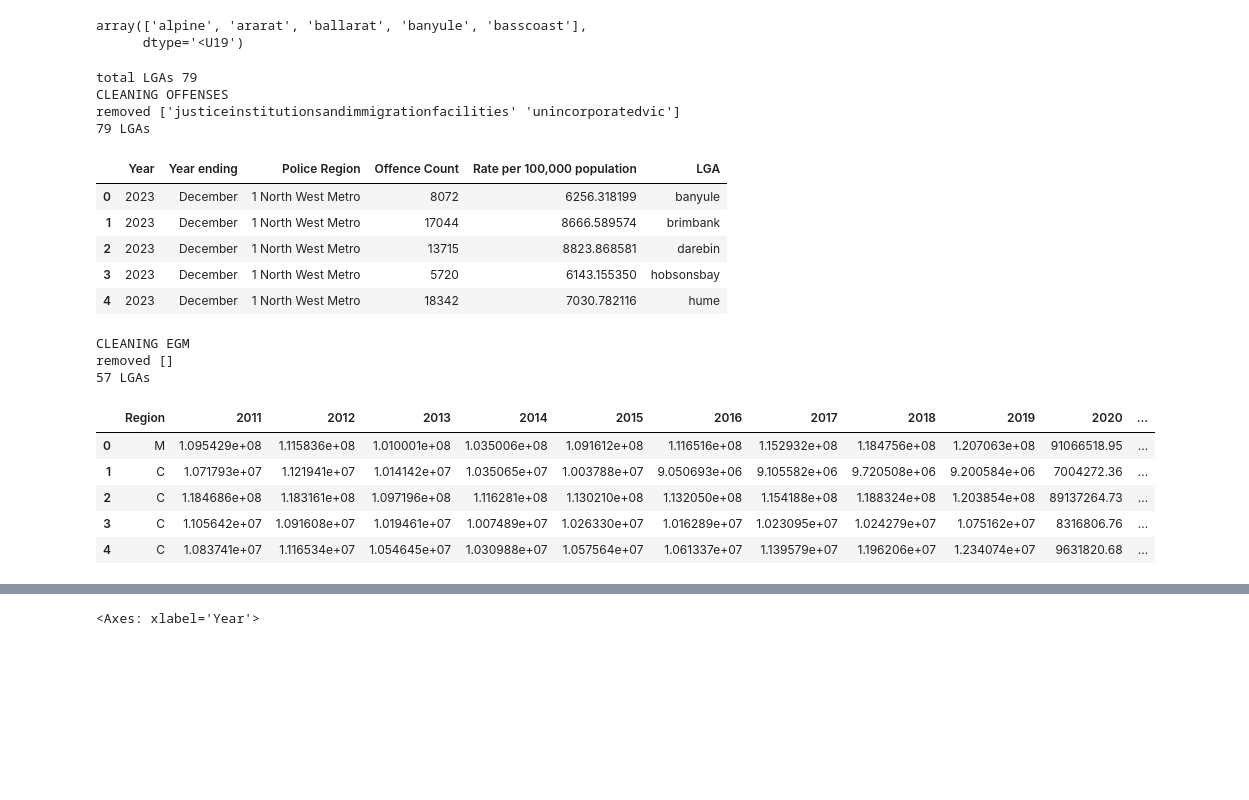
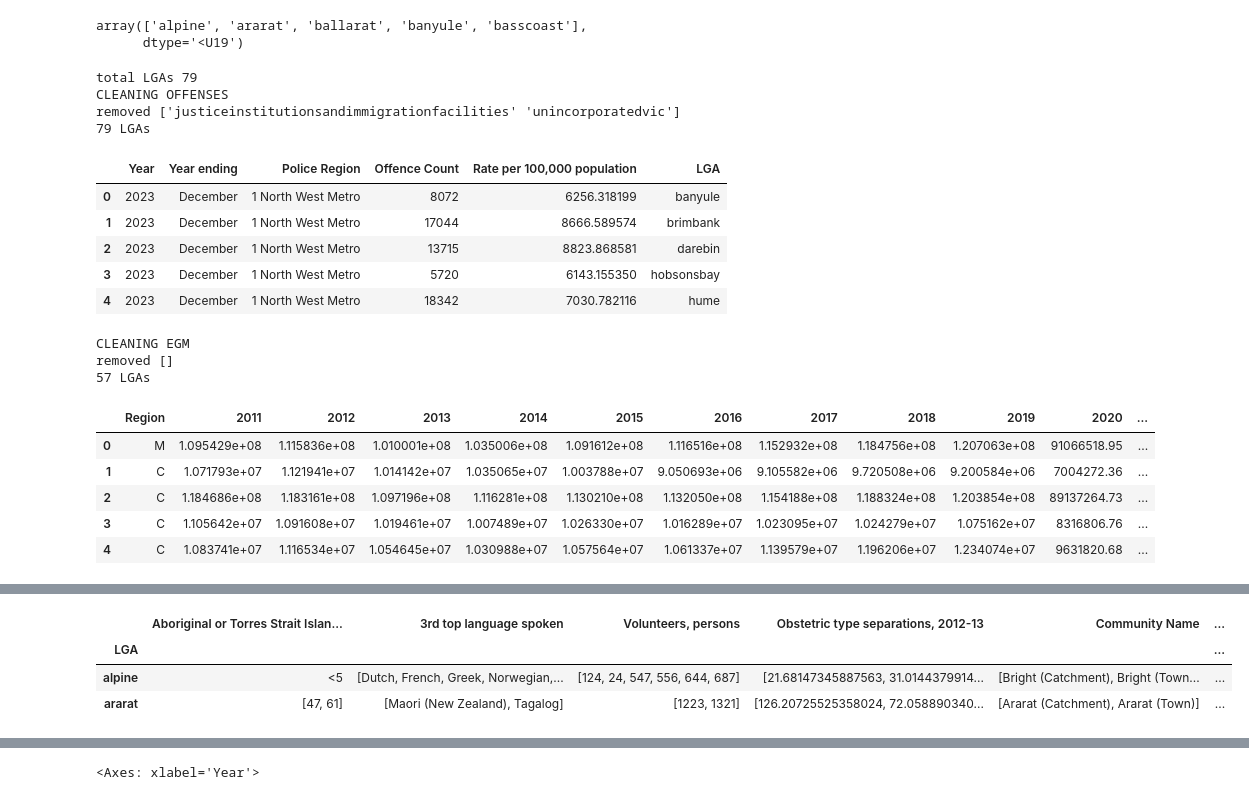
Before and after one commit to khangluong2004/COMP20008_Assignment2, a Jupyter notebook: terry/eda.ipynb, the cells around one changed output, grey strips where cells are left out. Cells and saved outputs as stored; diff of their text form; code cells hidden in the pictures; blank space fills up the shorter version.

Commit message:
More data cleaning

```diff
--- a/terry/eda.ipynb
+++ b/terry/eda.ipynb
@@ -76,6 +56,7 @@ lgas[:5]
 array(['alpine', 'ararat', 'ballarat', 'banyule', 'basscoast'],
       dtype='<U19')
 # %%
+import re
 
 # clean egm
 def clean_egm(egm):
@@ -117,9 +98,89 @@ def clean_offenses(crime):
     display(crime.head())
     return crime
 
+def clean_community(community):
+    print('CLEANING COMMUNITY')
+    community: pd.DataFrame = community.copy()
+
+    community['LGA'] = community['LGA'].apply(lambda s: "none" if (out := re.search(r"(.*) \(\w+\)", s.strip())) is None else out.group(1))
+    community = community[community['LGA'] != "none"]
+    community['LGA'] = community['LGA'].apply(clean_lga)
+
+    # aggregate over numeric and categorical
+    numerics = set(community.select_dtypes([np.number]).columns)
+    categorical = set(community.columns) - numerics
+    cat = {
+        col: pd.Series.mode for col in categorical if col != 'LGA'
+    }
+    num = {
+        col: pd.Series.sum for col in numerics
+    }
+
+    # fix percentages
+    numper = [
+        col for col in numerics if '%' in col or 'weighted' in col
+    ]
+
+    # create population and scale
+    population = community['Population Density'] * community['Area (km^2)']
+    community['Population'] = population
+    community[numper] = community[numper].multiply(population, axis='index')
+
+    # aggergate
+    community = community.groupby("LGA").agg({**cat, **num, 'Population': pd.Series.sum})
+
+    # rescale population
+    community['Population Density'] = community['Population'] / community['Area (km^2)']
+    community[numper] = community[numper].divide(community['Population'], axis='index')
+
+    display(community.head(2))
+    print(f"unique LGAs {community.shape[0]}")
+    return community
+
+
+def clear_region(region):
+    region = region.strip().lower()
+
+    try:
+        if '(' in region and ')' in region:
+            region = re.search(r"(.*) \([\w\s]+\)", region).group(1)
+    except Exception as e:
+        print(region)
+        raise e
+
+    return region
+
+def clean_houses(communities, houses):
+    print('CLEANING HOUSES')
+    community = communities.copy()
+
+    community['Locality'] = community['Community Name'].apply(clear_region)
+    houses['Locality'] = houses['Locality'].apply(clear_region)
+    houses = houses.set_index('Locality')
+
+    # clear na and - drops, impute data
+    houses = houses.dropna()
+    houses = houses[~houses.isin(['-']).any(axis=1)]
+    houses = houses.apply(pd.to_numeric)
+
+    houses.rename(columns=lambda c: c + ' weighted', inplace=True)
+
+    print(f'Rows before {community.shape[0]}')
+
+    # join houses into community, TODO: this might repeat them?
+    community = community.join(houses, on='Locality', how='inner')
+
+    print(f'Rows after {community.shape[0]}')
+    display(community.head(2))
+
+    return community
+
+
 print(f'total LGAs {len(lgas)}')
 offense = clean_offenses(raw_offense)
 egm = clean_egm(raw_egm)
+community = clean_houses(raw_communities, raw_houses)
+community = clean_community(community)
 # %% [output]
 total LGAs 79
 CLEANING OFFENSES
@@ -142,0 +212,4 @@ removed []
+|  | Aboriginal or Torres Strait Islan... | 3rd top language spoken | Volunteers, persons | Obstetric type separations, 2012-13 | Community Name | ... |
+| LGA |  |  |  |  |  | ... |
+| alpine | <5 | [Dutch, French, Greek, Norwegian,... | [124, 24, 547, 556, 644, 687] | [21.68147345887563, 31.0144379914... | [Bright (Catchment), Bright (Town... | ... |
+| ararat | [47, 61] | [Maori (New Zealand), Tagalog] | [1223, 1321] | [126.20725525358024, 72.058890340... | [Ararat (Catchment), Ararat (Town)] | ... |
```
Also changed, not shown: parts of 11 cells of this notebook.
